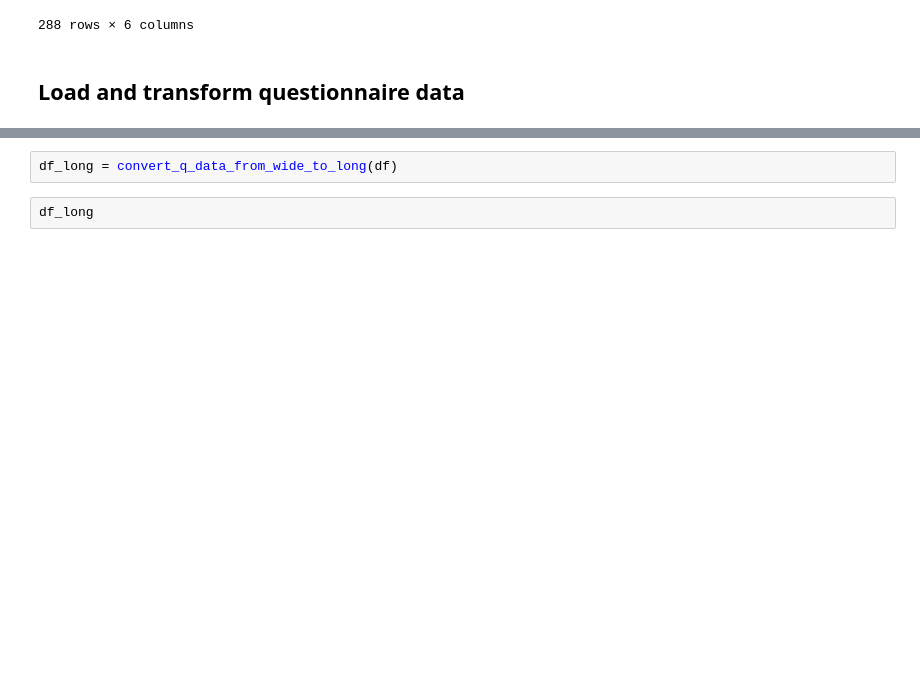
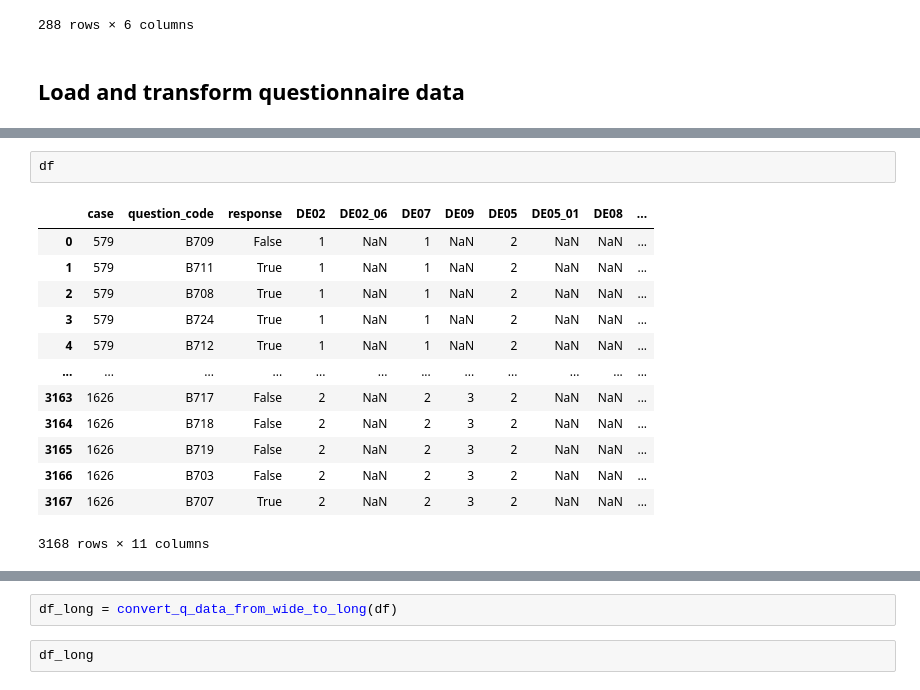
Before and after one commit to tlabarta/helpfulnessofxai, a Jupyter notebook: questionaire_data_analyzer.ipynb, the cells around one changed output, grey strips where cells are left out. Drawn from its saved outputs; the diff is of its cells as text; blank space fills up the shorter version.

```diff
--- a/questionaire_data_analyzer.ipynb
+++ b/questionaire_data_analyzer.ipynb
@@ -100,2 +112,18 @@ df = df.drop(0)
+# %%
+df
+# %% [output]
+|  | case | question_code | response | DE02 | DE02_06 | DE07 | DE09 | DE05 | DE05_01 | DE08 | ... |
+| 0 | 579 | B709 | False | 1 | NaN | 1 | NaN | 2 | NaN | NaN | ... |
+| 1 | 579 | B711 | True | 1 | NaN | 1 | NaN | 2 | NaN | NaN | ... |
+| 2 | 579 | B708 | True | 1 | NaN | 1 | NaN | 2 | NaN | NaN | ... |
+| 3 | 579 | B724 | True | 1 | NaN | 1 | NaN | 2 | NaN | NaN | ... |
+| 4 | 579 | B712 | True | 1 | NaN | 1 | NaN | 2 | NaN | NaN | ... |
+| ... | ... | ... | ... | ... | ... | ... | ... | ... | ... | ... | ... |
+| 3163 | 1626 | B717 | False | 2 | NaN | 2 | 3 | 2 | NaN | NaN | ... |
+| 3164 | 1626 | B718 | False | 2 | NaN | 2 | 3 | 2 | NaN | NaN | ... |
+| 3165 | 1626 | B719 | False | 2 | NaN | 2 | 3 | 2 | NaN | NaN | ... |
+| 3166 | 1626 | B703 | False | 2 | NaN | 2 | 3 | 2 | NaN | NaN | ... |
+| 3167 | 1626 | B707 | True | 2 | NaN | 2 | 3 | 2 | NaN | NaN | ... |
+3168 rows × 11 columns
 # %%
 def convert_q_data_from_wide_to_long(df):
```
Also changed, not shown: parts of 6 cells of this notebook, 5 other files.
